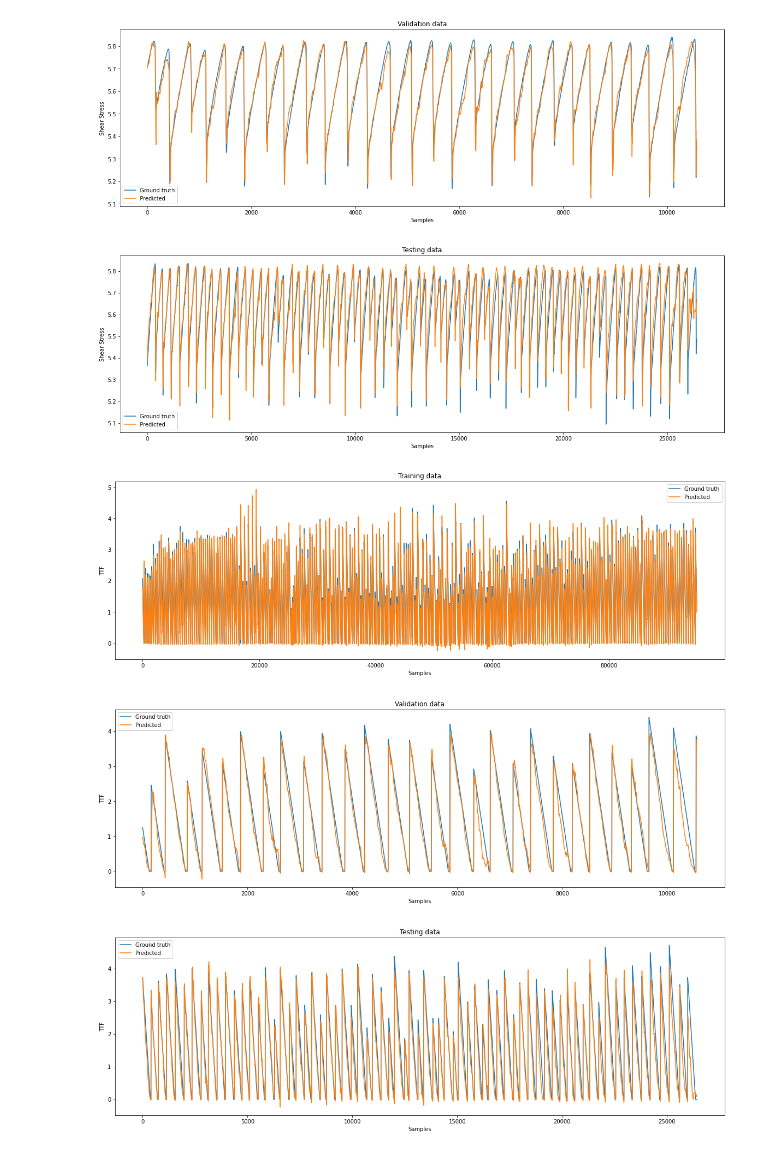
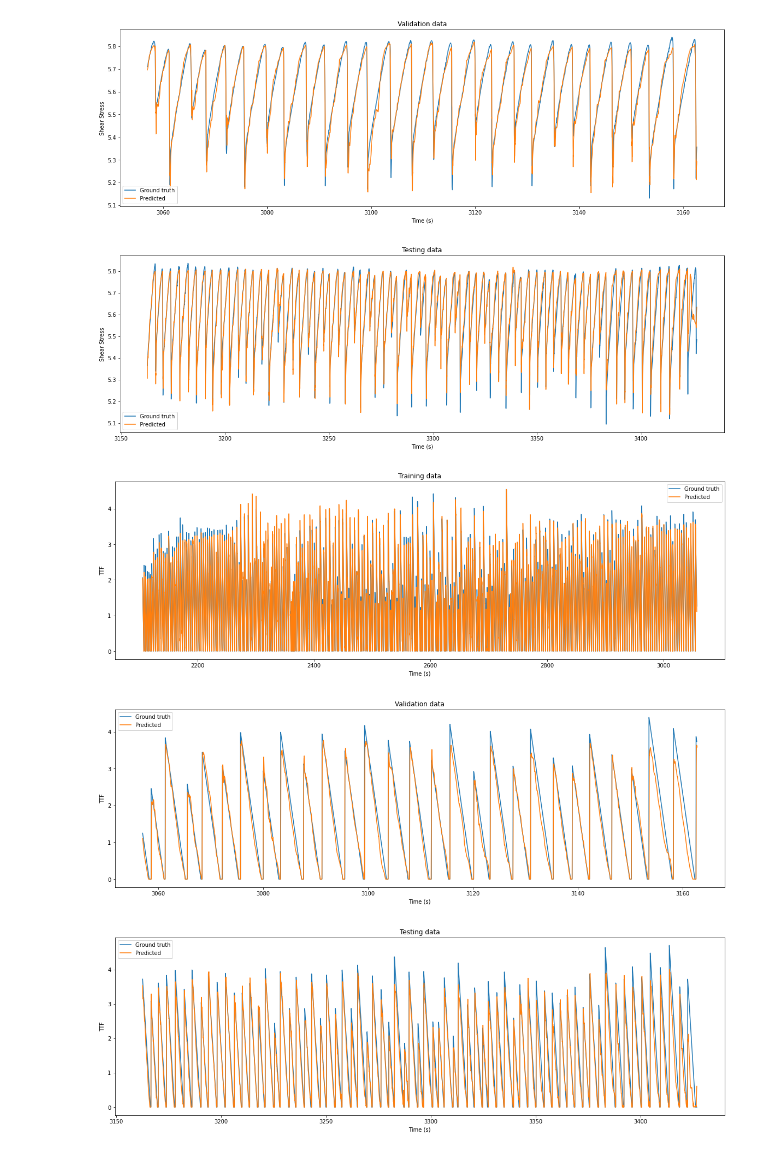
Before and after one commit to vrushaligirkar/Labquake-Prediction, a Jupyter notebook: DeepLearning/mlp_ssttf.ipynb, the cells around one changed output. Cells and saved outputs as stored; diff of their text form; code cells hidden in the pictures.

```diff
--- a/DeepLearning/mlp_ssttf.ipynb
+++ b/DeepLearning/mlp_ssttf.ipynb
@@ -36,16 +33,19 @@ def create_timesteps(data, n_steps):
 		y.append(y1)
 	return np.array(x), np.array(y)
 # %%
-
 # Load the data
 
 data = loadmat('/content/drive/My Drive/Colab Notebooks/Labquake_prediction/MLpreprocessed_code/data/p5270_ML_Master.mat')
+m_t = pd.DataFrame({'Time':data['Time'].ravel().round(2), 'SS':data['SS'].ravel(), 'TTF':data['TTF'].ravel()})
+a_t = pd.DataFrame({'Time':data['LocalAcTime'].ravel().round(2), 'V_filt':data['V_filt'].ravel(), 'Vel_pc':data['Vel_pc'].ravel()})
+df1 = a_t.merge(m_t, on='Time')
 
-m_t = pd.DataFrame({'Time':data['Time'].ravel().round(2),  'SS':data['SS'].ravel(), 'TTF':data['TTF'].ravel()})
-a_t = pd.DataFrame({'Time':data['LocalAcTime'].ravel().round(2), 'A_filt':data['A_filt'].ravel(), 'V_filt':data['V_filt'].ravel(),
-                    'T_pc':data['T_pc'].ravel(), 'Vel_pc':data['Vel_pc'].ravel(), 'T_der':data['T_der'].ravel(), 'Vel_der':data['Vel_der'].ravel()})
+data2 = loadmat('/content/drive/My Drive/Colab Notebooks/Labquake_prediction/MLpreprocessed_code/data/p5270_run1_pp_wAmp.mat')
+df2 = pd.DataFrame({'maxFreqI_filt':data2['maxFreqI_filt'][3786:136185].ravel(), 'freqQAmpI_filt':data2['freqQAmpI_filt'][3786:136185].ravel(),
+                    'freqQAmpI_filt_pc':data2['freqQAmpI_filt_pc'].ravel()})
 
-df = a_t.merge(m_t, on='Time')
+df = pd.concat([df1, df2], axis=1)
 
-print("Input data: ", df.shape)
+df = df[['freqQAmpI_filt', 'freqQAmpI_filt_pc', 'V_filt', 'Vel_pc', 'maxFreqI_filt', 'SS', 'TTF']]
+print("Input data:\n", df)
 # %% [output]
@@ -206,19 +279,20 @@ RMSE scores: Train - 0.23143, Validation - 0.37181, Test - 0.41015
 # %%
 # Results plot
 
-def results_plot(fig_no, gt, pred, title, ylabel):
+
+def results_plot(fig_no, t, gt, pred, title, ylabel):
   fig = plt.figure(fig_no, figsize=(20,6))
-  plt.plot(gt)
-  plt.plot(pred)
-  plt.xlabel('Samples')
+  plt.plot(t, gt)
+  plt.plot(t, pred)
+  plt.xlabel('Time (s)')
   plt.ylabel(ylabel)
   plt.legend(['Ground truth', 'Predicted'])
   plt.title(title)
 
-results_plot(1, Y_train[:,0], y_predTrain[0], 'Training data', 'Shear Stress')
-results_plot(2, Y_val[:,0], y_predVal[0], 'Validation data', 'Shear Stress')
-results_plot(3, y_test[:,0], y_predTest[0], 'Testing data', 'Shear Stress')
-results_plot(4, Y_train[:,1], y_predTrain[1], 'Training data', 'TTF')
-results_plot(5, Y_val[:,1], y_predVal[1], 'Validation data', 'TTF')
-results_plot(6, y_test[:,1], y_predTest[1], 'Testing data', 'TTF')
+results_plot(1, traintime, Y_train[:,0], y_predTrain[0], 'Training data', 'Shear Stress')
+results_plot(2, valtime, Y_val[:,0], y_predVal[0], 'Validation data', 'Shear Stress')
+results_plot(3, testtime, y_test[:,0], y_predTest[0], 'Testing data', 'Shear Stress')
+results_plot(4, traintime, Y_train[:,1], y_predTrain[1], 'Training data', 'TTF')
+results_plot(5, valtime, Y_val[:,1], y_predVal[1], 'Validation data', 'TTF')
+results_plot(6, testtime, y_test[:,1], y_predTest[1], 'Testing data', 'TTF')
 # %% [output]
@@ -226,6 +300,6 @@ results_plot(6, y_test[:,1], y_predTest[1], 'Testing data', 'TTF')
-[figure, old version]
+[figure, new version]
-[figure, old version]
+[figure, new version]
-[figure, old version]
+[figure, new version]
-[figure, old version]
+[figure, new version]
-[figure, old version]
+[figure, new version]
 # %%
```
Also changed, not shown: parts of 16 cells of this notebook, 2 other files.
